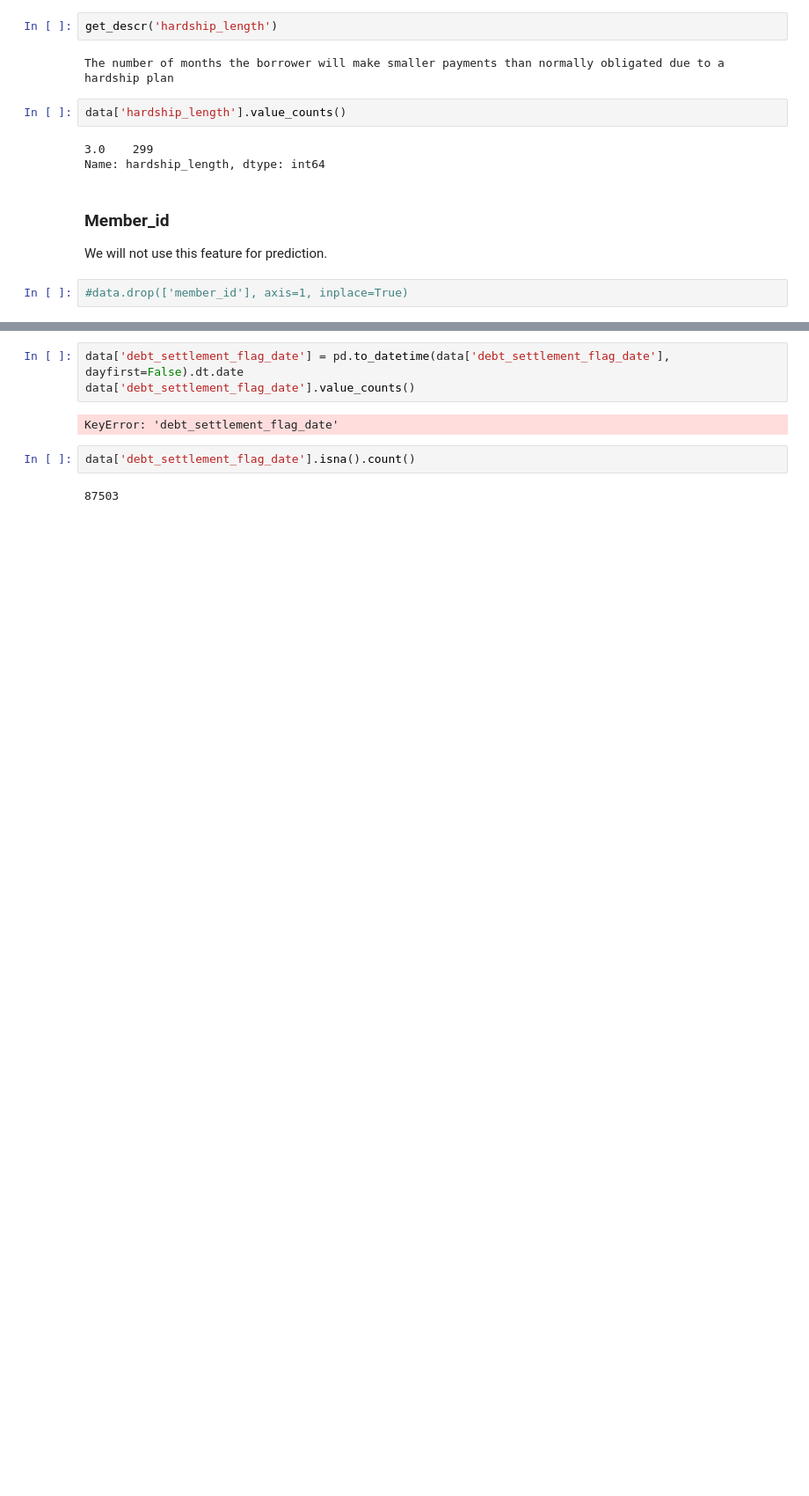
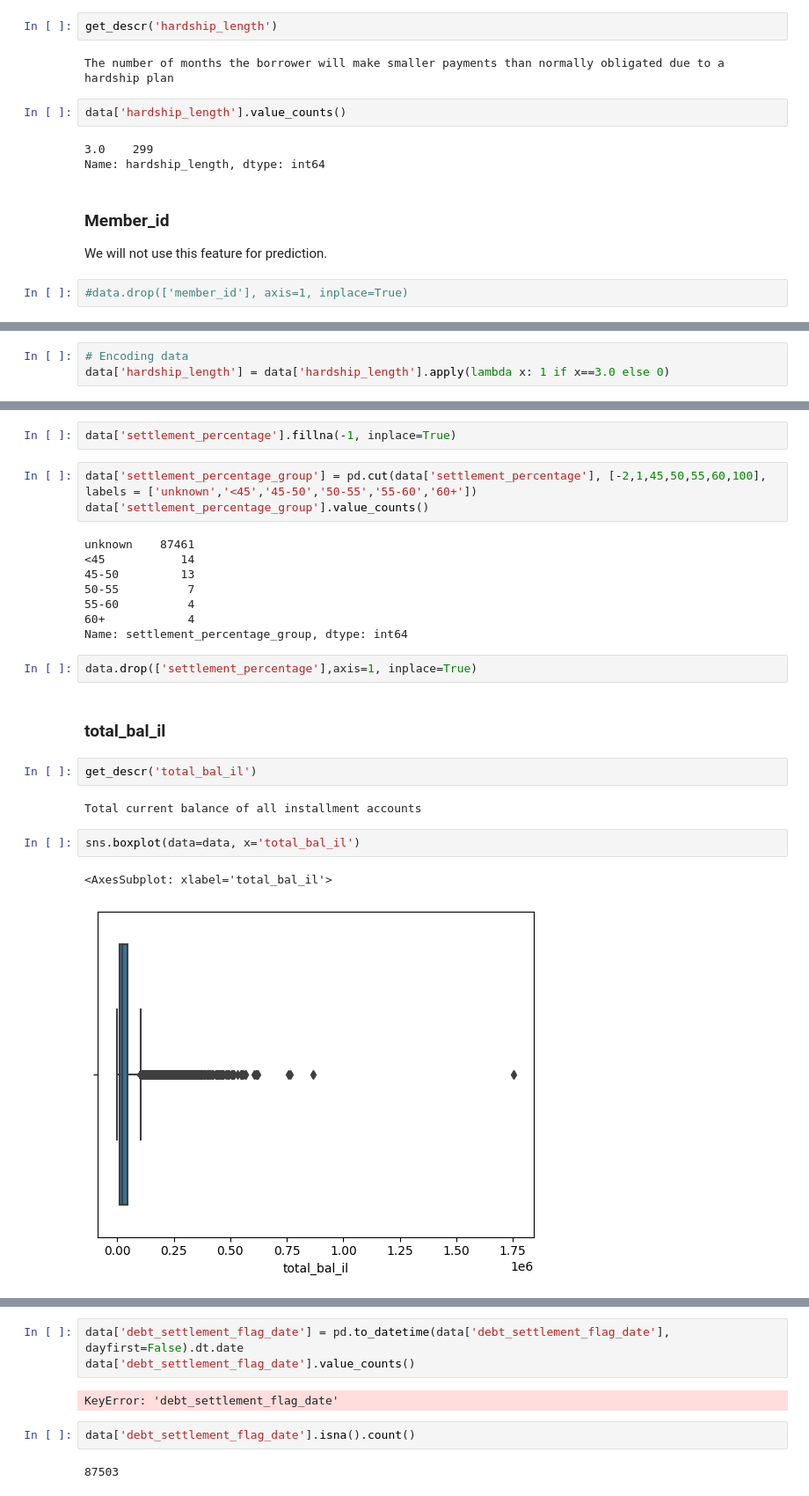
Before and after one commit to Alex1iv/Loan_repayment, a Jupyter notebook: notebooks/Loan_repayment.ipynb, the cells around one changed output, grey strips where cells are left out. Shown: that part at 88% size. Cells and saved outputs as stored; diff of their text form; blank space fills up the shorter version.

Commit message:
processing missed values

```diff
--- a/notebooks/Loan_repayment.ipynb
+++ b/notebooks/Loan_repayment.ipynb
@@ -221,0 +231,3 @@ KeyError: 'debt_settlement_flag_date'
+# %%
+# Encoding data
+data['hardship_length'] = data['hardship_length'].apply(lambda x: 1 if x==3.0 else 0)
@@ -221,0 +245,26 @@ KeyError: 'debt_settlement_flag_date'
+# %%
+data['settlement_percentage'].fillna(-1, inplace=True)
+# %%
+data['settlement_percentage_group'] = pd.cut(data['settlement_percentage'], [-2,1,45,50,55,60,100], labels = ['unknown','<45','45-50','50-55','55-60','60+'])
+data['settlement_percentage_group'].value_counts()
+# %% [output]
+unknown    87461
+<45           14
+45-50         13
+50-55          7
+55-60          4
+60+            4
+Name: settlement_percentage_group, dtype: int64
+# %%
+data.drop(['settlement_percentage'],axis=1, inplace=True)
+# %% [markdown]
+### total_bal_il
+# %%
+get_descr('total_bal_il')
+# %% [output]
+Total current balance of all installment accounts
+# %%
+sns.boxplot(data=data, x='total_bal_il')
+# %% [output]
+<AxesSubplot: xlabel='total_bal_il'>
+[figure, added]
```
Also changed, not shown: parts of 27 cells of this notebook.
